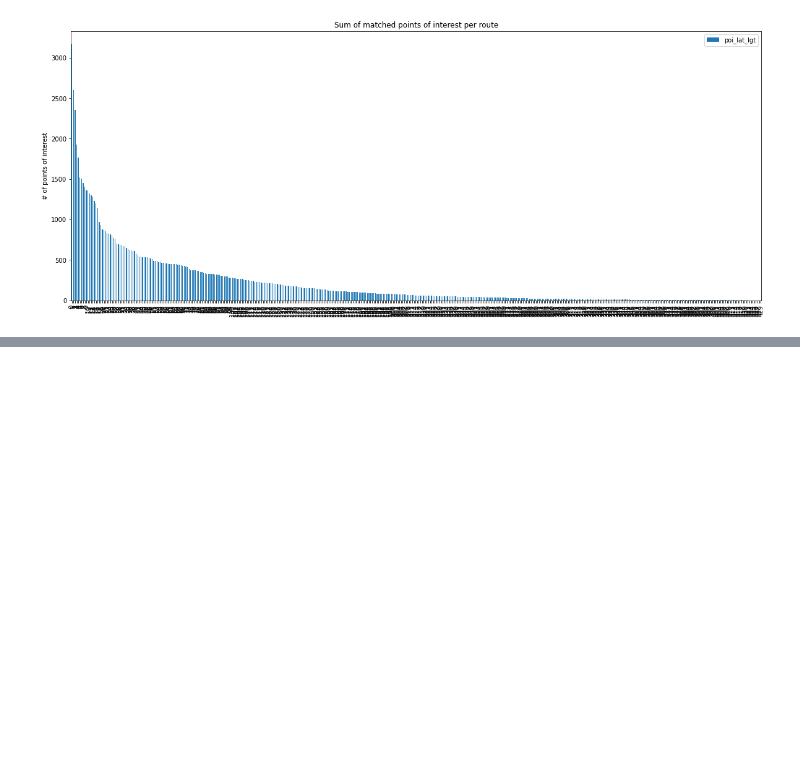
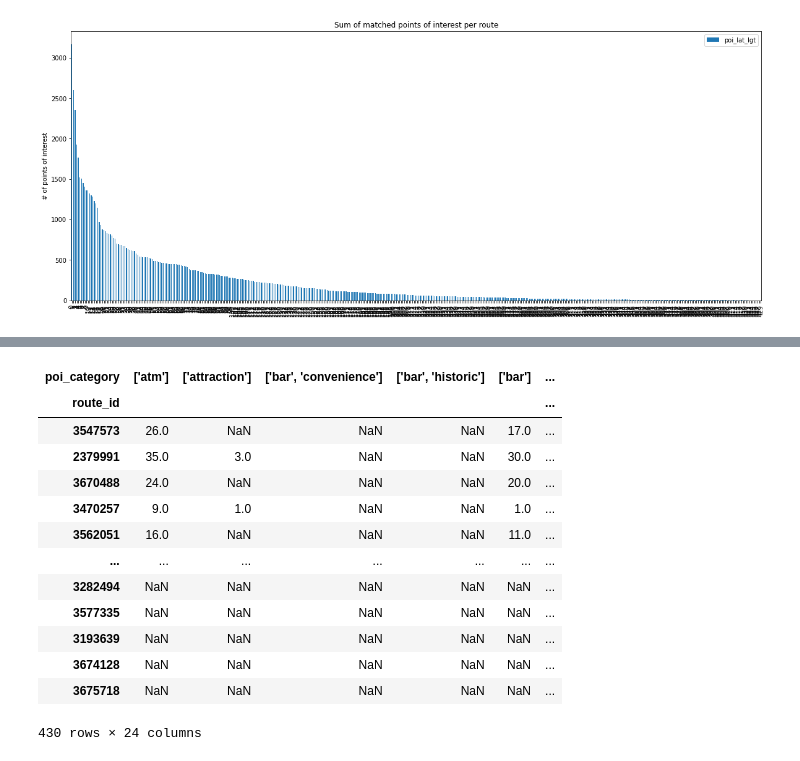
Before and after one commit to TechLabs-Berlin/wt21-way-to-go, a Jupyter notebook: data_visualisation/data_visualisation_stefanie.ipynb, the cells around one changed output, grey strips where cells are left out. Cells and saved outputs as stored; diff of their text form; code cells hidden in the pictures; blank space fills up the shorter version.

```diff
--- a/data_visualisation/data_visualisation_stefanie.ipynb
+++ b/data_visualisation/data_visualisation_stefanie.ipynb
@@ -92,0 +154,20 @@ The plot is clearly right skewed. It shows us, that we're currently not having t
+# %%
+# Sorting df by the total number of poi (before plotting)
+gdf_categoriesperroute_wide['sum'] = gdf_categoriesperroute_wide.sum(axis=1, skipna=True)
+gdf_categoriesperroute_wide.sort_values(by='sum', ascending=False, inplace=True)
+gdf_categoriesperroute_wide
+# %% [output]
+| poi_category | ['atm'] | ['attraction'] | ['bar', 'convenience'] | ['bar', 'historic'] | ['bar'] | ... |
+| route_id |  |  |  |  |  | ... |
+| 3547573 | 26.0 | NaN | NaN | NaN | 17.0 | ... |
+| 2379991 | 35.0 | 3.0 | NaN | NaN | 30.0 | ... |
+| 3670488 | 24.0 | NaN | NaN | NaN | 20.0 | ... |
+| 3470257 | 9.0 | 1.0 | NaN | NaN | 1.0 | ... |
+| 3562051 | 16.0 | NaN | NaN | NaN | 11.0 | ... |
+| ... | ... | ... | ... | ... | ... | ... |
+| 3282494 | NaN | NaN | NaN | NaN | NaN | ... |
+| 3577335 | NaN | NaN | NaN | NaN | NaN | ... |
+| 3193639 | NaN | NaN | NaN | NaN | NaN | ... |
+| 3674128 | NaN | NaN | NaN | NaN | NaN | ... |
+| 3675718 | NaN | NaN | NaN | NaN | NaN | ... |
+430 rows × 24 columns
```
Also changed, not shown: parts of 6 cells of this notebook.
